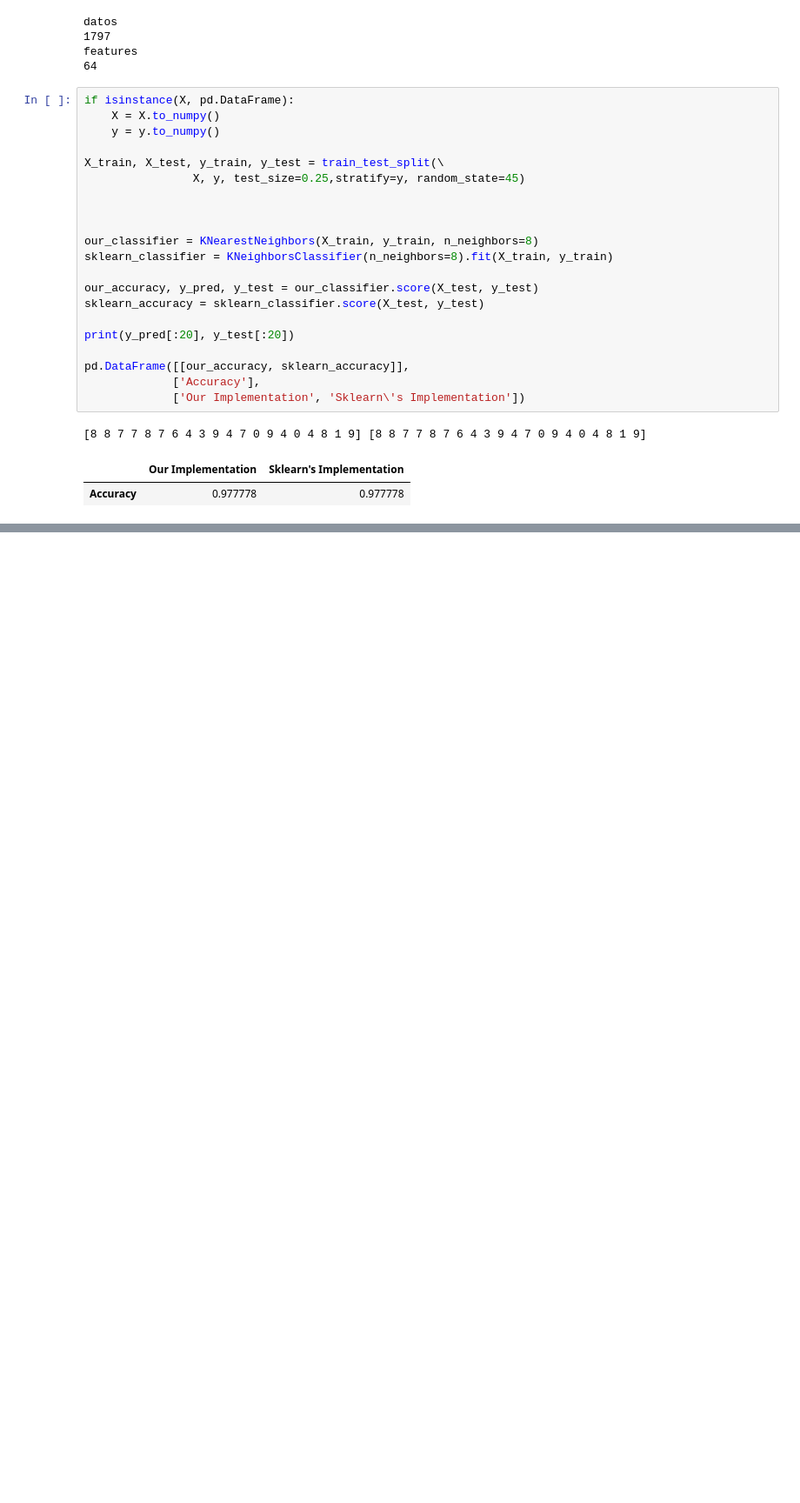
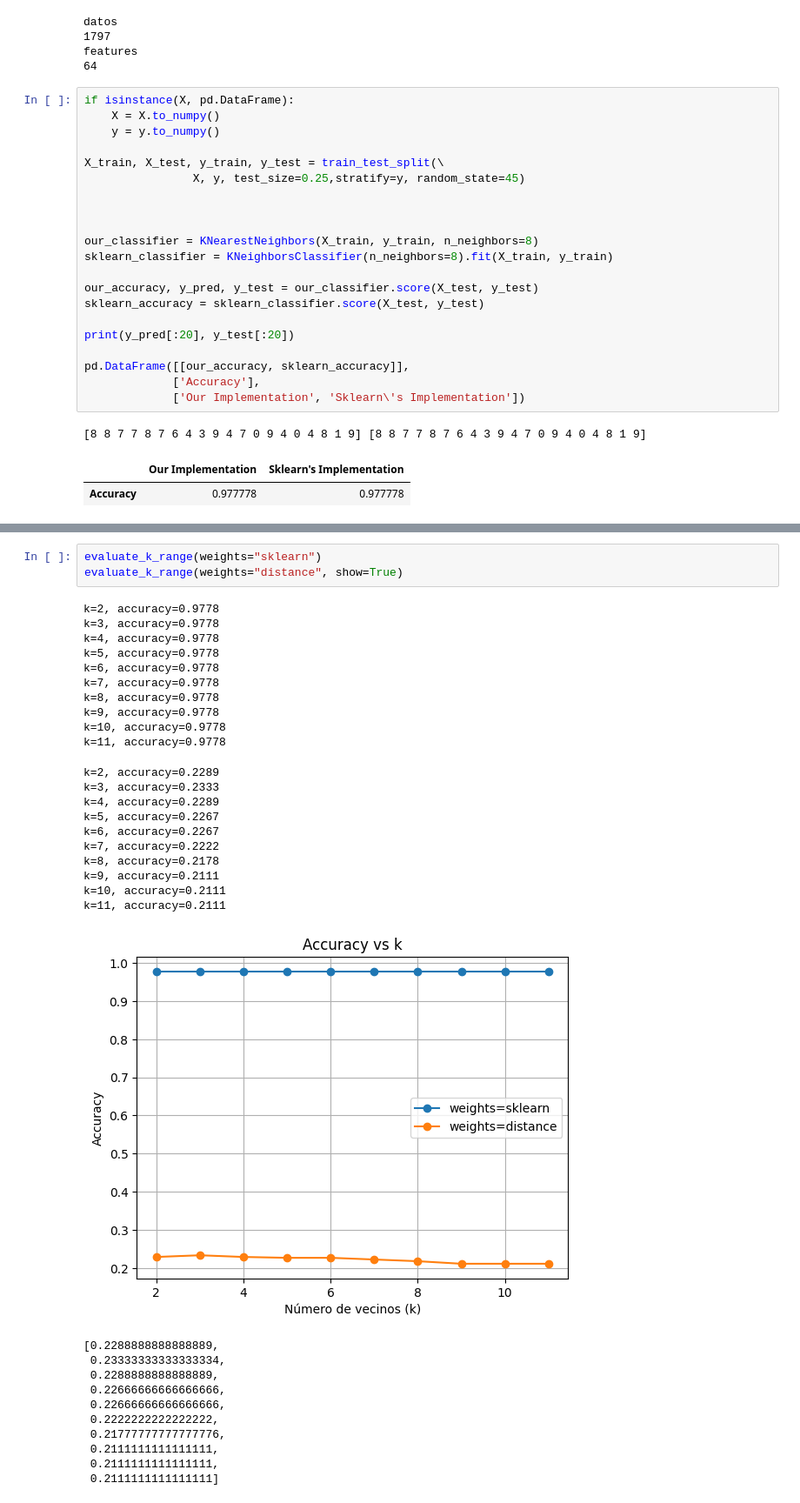
Before and after one commit to LosMelonesDulces/Tarea2-Patrones, a Jupyter notebook: imagenes.ipynb, the cells around one changed output, grey strips where cells are left out. Shown at 87% size. Drawn from its saved outputs; the diff is of its cells as text; blank space fills up the shorter version.

```diff
--- a/imagenes.ipynb
+++ b/imagenes.ipynb
@@ -229,0 +259,35 @@ k=9, accuracy=0.9800
+# %%
+evaluate_k_range(weights="sklearn")
+evaluate_k_range(weights="distance", show=True)
+# %% [output]
+k=2, accuracy=0.9778
+k=3, accuracy=0.9778
+k=4, accuracy=0.9778
+k=5, accuracy=0.9778
+k=6, accuracy=0.9778
+k=7, accuracy=0.9778
+k=8, accuracy=0.9778
+k=9, accuracy=0.9778
+k=10, accuracy=0.9778
+k=11, accuracy=0.9778
+k=2, accuracy=0.2289
+k=3, accuracy=0.2333
+k=4, accuracy=0.2289
+k=5, accuracy=0.2267
+k=6, accuracy=0.2267
+k=7, accuracy=0.2222
+k=8, accuracy=0.2178
+k=9, accuracy=0.2111
+k=10, accuracy=0.2111
+k=11, accuracy=0.2111
+[figure, added]
+[0.2288888888888889,
+ 0.23333333333333334,
+ 0.2288888888888889,
+ 0.22666666666666666,
+ 0.22666666666666666,
+ 0.2222222222222222,
+ 0.21777777777777776,
+ 0.2111111111111111,
+ 0.2111111111111111,
+ 0.2111111111111111]
```
Also changed, not shown: parts of 6 cells of this notebook.
